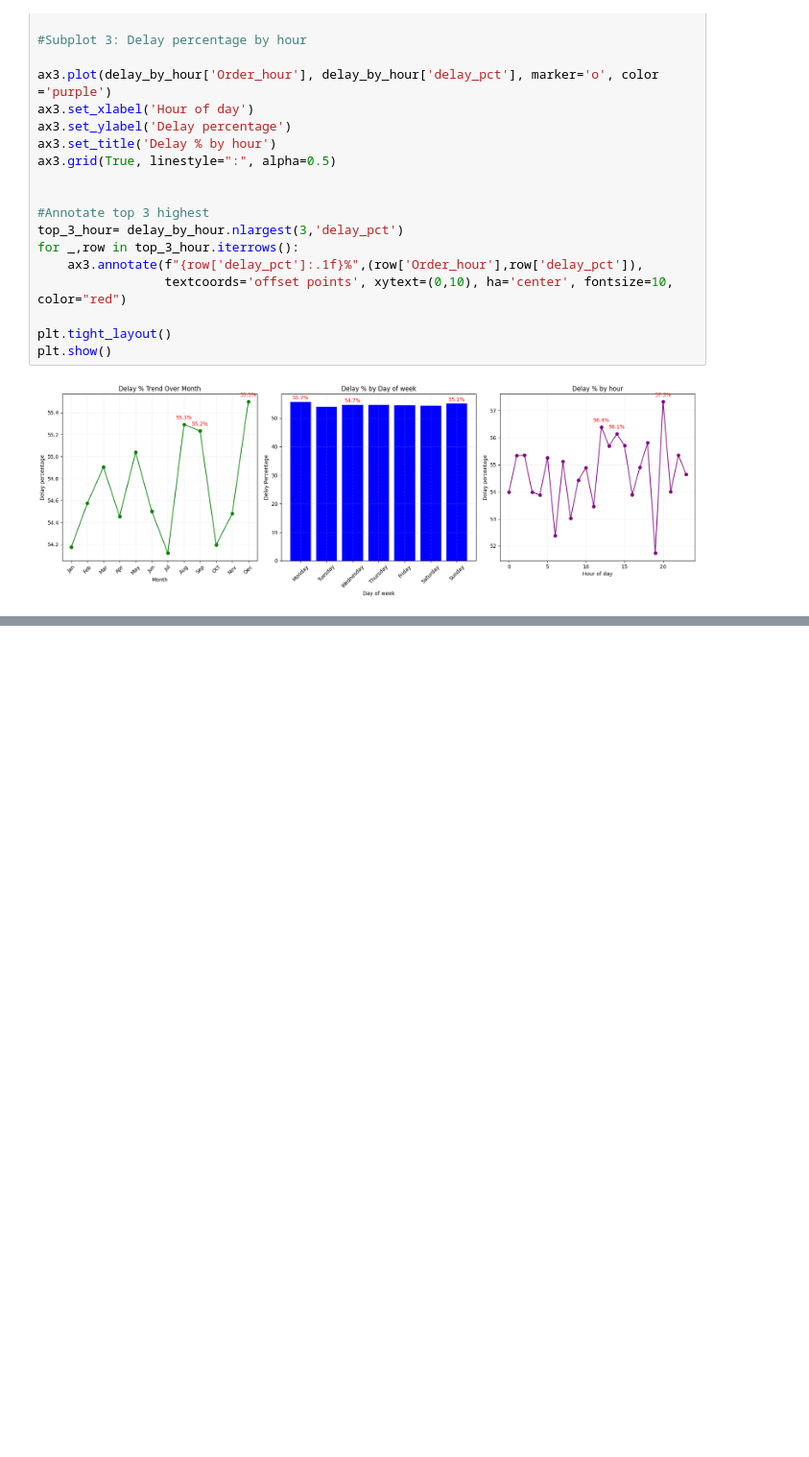
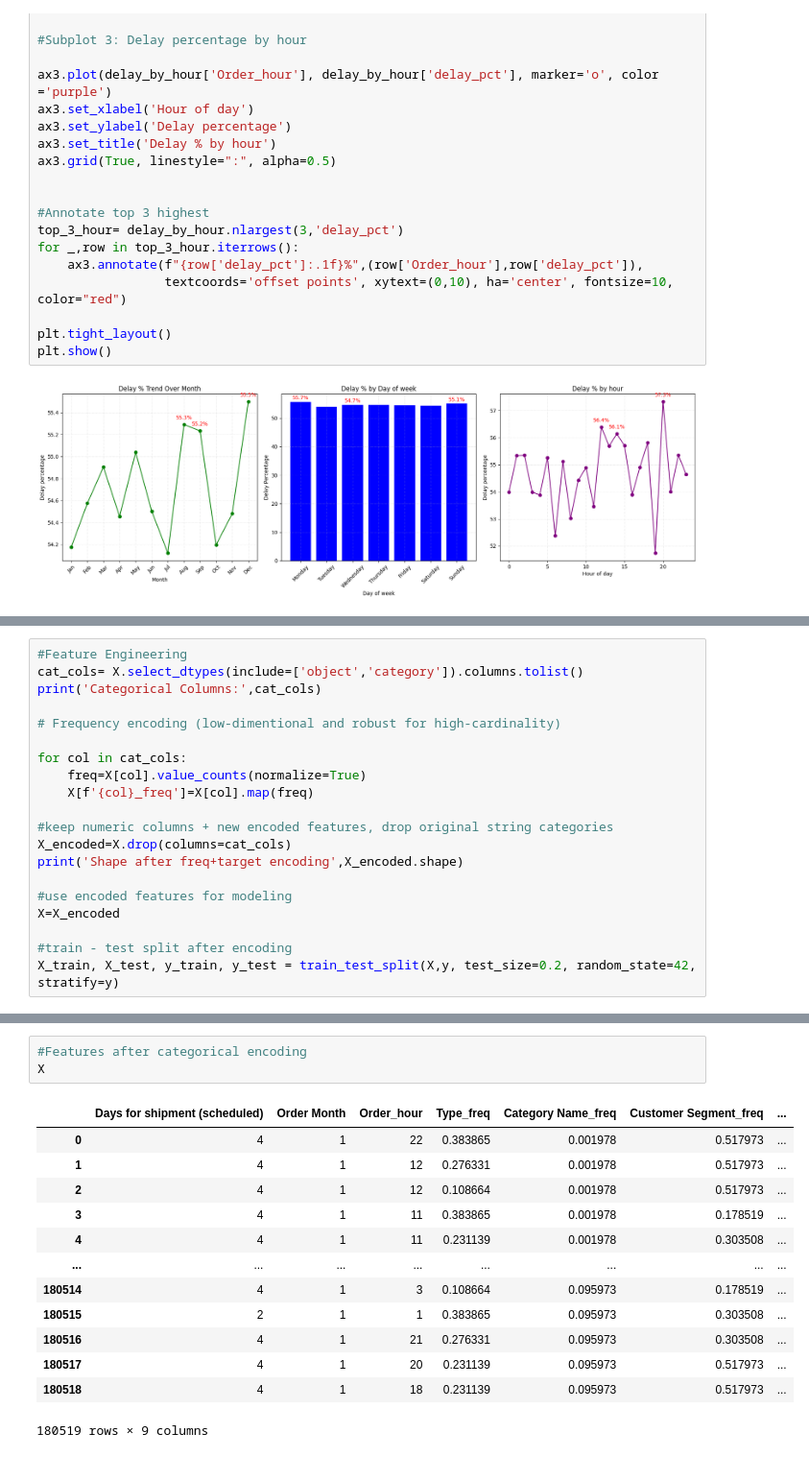
Before and after one commit to mnakhil/supply-chain-predictive-analytics, a Jupyter notebook: notebooks/EDA.ipynb, the cells around one changed output, grey strips where cells are left out. Shown at 96% size. Drawn from its saved outputs; the diff is of its cells as text; blank space fills up the shorter version.

Commit message:
Predictive model using Random Forest Classifier

```diff
--- a/notebooks/EDA.ipynb
+++ b/notebooks/EDA.ipynb
@@ -647,0 +675,20 @@ plt.show()
+# %%
+#Feature Engineering
+cat_cols= X.select_dtypes(include=['object','category']).columns.tolist()
+print('Categorical Columns:',cat_cols)
+
+# Frequency encoding (low-dimentional and robust for high-cardinality)
+
+for col in cat_cols:
+    freq=X[col].value_counts(normalize=True)
+    X[f'{col}_freq']=X[col].map(freq)
+
+#keep numeric columns + new encoded features, drop original string categories
+X_encoded=X.drop(columns=cat_cols)
+print('Shape after freq+target encoding',X_encoded.shape)
+
+#use encoded features for modeling
+X=X_encoded
+
+#train - test split after encoding
+X_train, X_test, y_train, y_test = train_test_split(X,y, test_size=0.2, random_state=42, stratify=y)
@@ -647,0 +700,17 @@ plt.show()
+# %%
+#Features after categorical encoding
+X
+# %% [output]
+|  | Days for shipment (scheduled) | Order Month | Order_hour | Type_freq | Category Name_freq | Customer Segment_freq | ... |
+| 0 | 4 | 1 | 22 | 0.383865 | 0.001978 | 0.517973 | ... |
+| 1 | 4 | 1 | 12 | 0.276331 | 0.001978 | 0.517973 | ... |
+| 2 | 4 | 1 | 12 | 0.108664 | 0.001978 | 0.517973 | ... |
+| 3 | 4 | 1 | 11 | 0.383865 | 0.001978 | 0.178519 | ... |
+| 4 | 4 | 1 | 11 | 0.231139 | 0.001978 | 0.303508 | ... |
+| ... | ... | ... | ... | ... | ... | ... | ... |
+| 180514 | 4 | 1 | 3 | 0.108664 | 0.095973 | 0.178519 | ... |
+| 180515 | 2 | 1 | 1 | 0.383865 | 0.095973 | 0.303508 | ... |
+| 180516 | 4 | 1 | 21 | 0.276331 | 0.095973 | 0.303508 | ... |
+| 180517 | 4 | 1 | 20 | 0.231139 | 0.095973 | 0.517973 | ... |
+| 180518 | 4 | 1 | 18 | 0.231139 | 0.095973 | 0.517973 | ... |
+180519 rows × 9 columns
```
Also changed, not shown: parts of 12 cells of this notebook.
